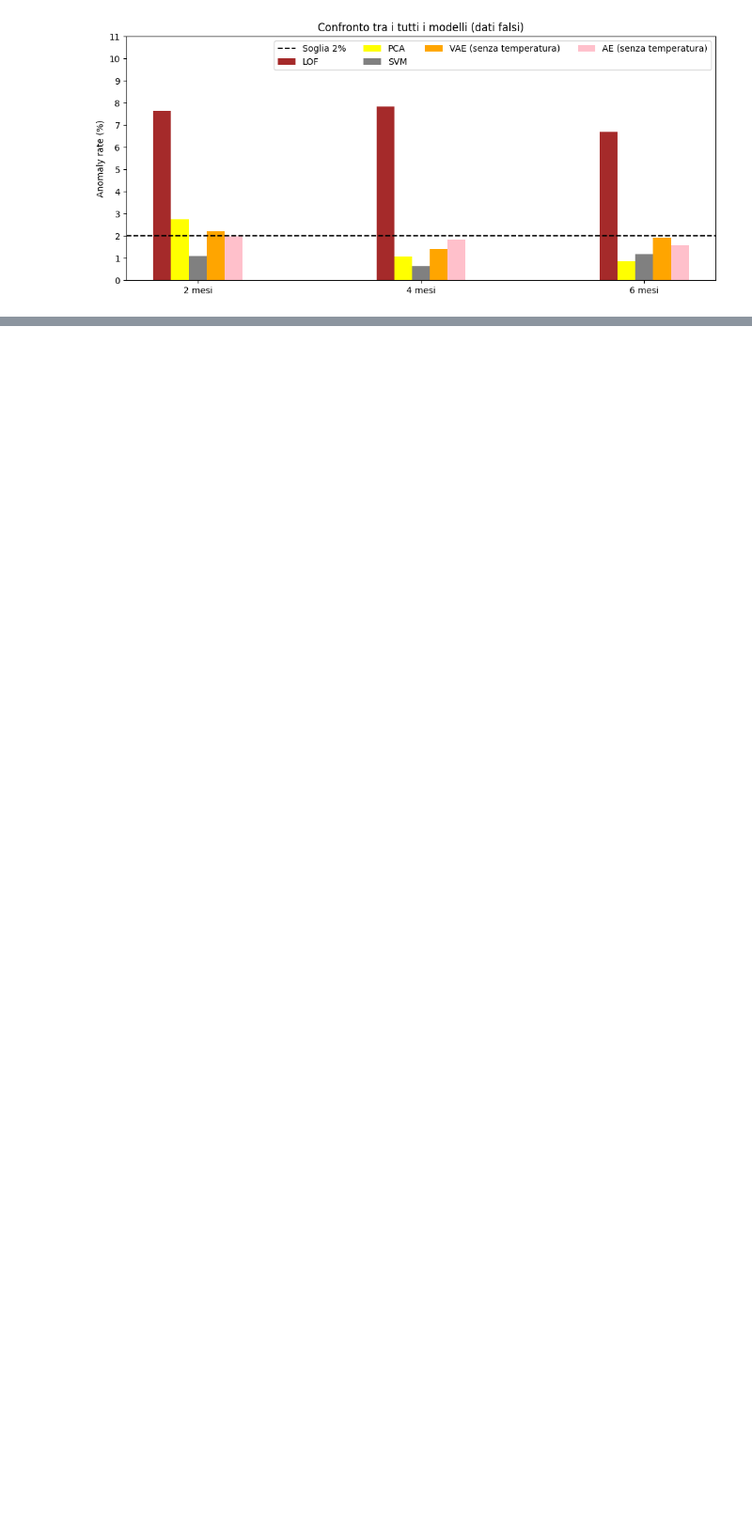
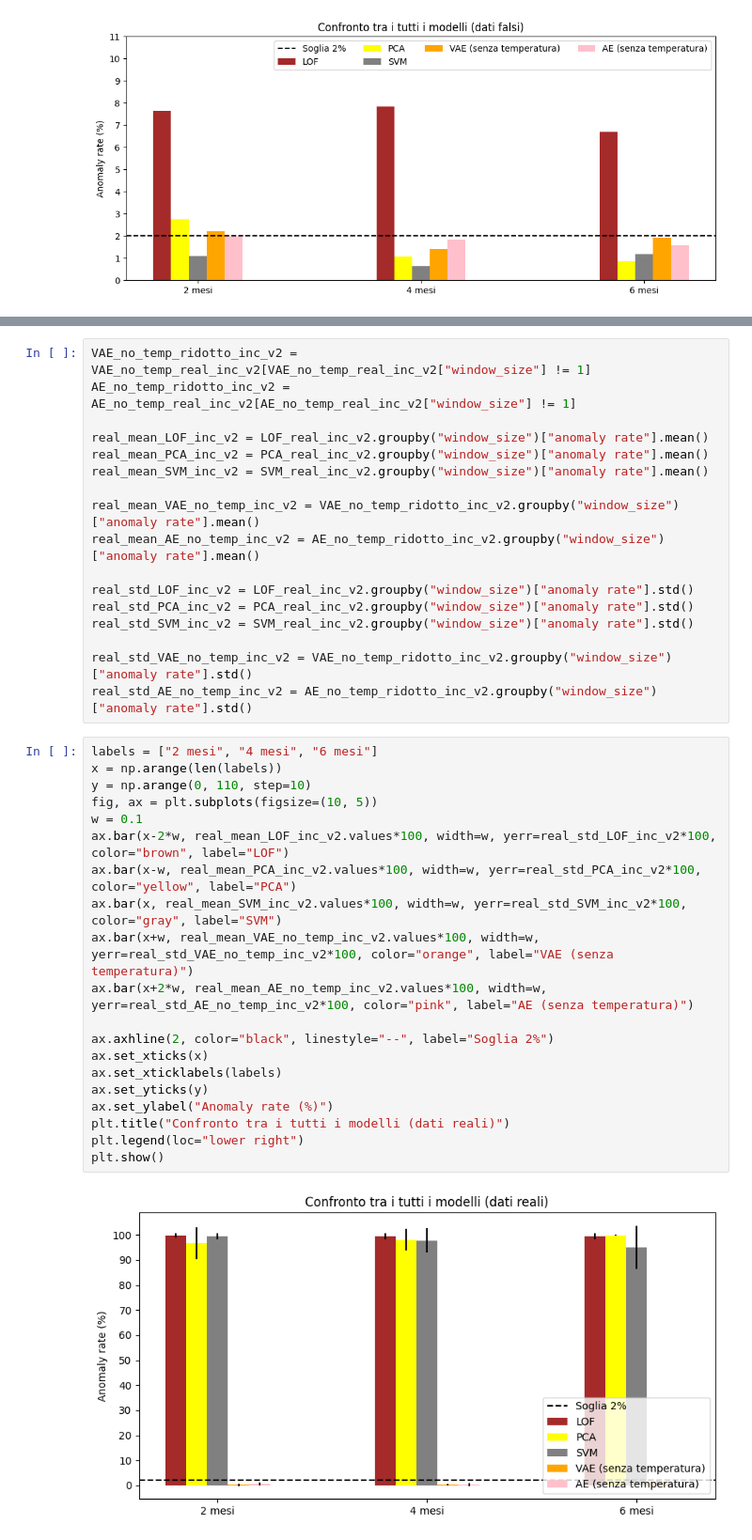
Before and after one commit to RickyF404/Tesi, a Jupyter notebook: Graphs.ipynb, the cells around one changed output, grey strips where cells are left out. Shown at 94% size. Saved outputs shown, nothing was run; the diff lists cells and outputs as text; blank space fills up the shorter version.

```diff
--- a/Graphs.ipynb
+++ b/Graphs.ipynb
@@ -823,0 +841,39 @@ plt.show()
+# %%
+VAE_no_temp_ridotto_inc_v2 = VAE_no_temp_real_inc_v2[VAE_no_temp_real_inc_v2["window_size"] != 1]
+AE_no_temp_ridotto_inc_v2 = AE_no_temp_real_inc_v2[AE_no_temp_real_inc_v2["window_size"] != 1]
+
+real_mean_LOF_inc_v2 = LOF_real_inc_v2.groupby("window_size")["anomaly rate"].mean()
+real_mean_PCA_inc_v2 = PCA_real_inc_v2.groupby("window_size")["anomaly rate"].mean()
+real_mean_SVM_inc_v2 = SVM_real_inc_v2.groupby("window_size")["anomaly rate"].mean()
+
+real_mean_VAE_no_temp_inc_v2 = VAE_no_temp_ridotto_inc_v2.groupby("window_size")["anomaly rate"].mean()
+real_mean_AE_no_temp_inc_v2 = AE_no_temp_ridotto_inc_v2.groupby("window_size")["anomaly rate"].mean()
+
+real_std_LOF_inc_v2 = LOF_real_inc_v2.groupby("window_size")["anomaly rate"].std()
+real_std_PCA_inc_v2 = PCA_real_inc_v2.groupby("window_size")["anomaly rate"].std()
+real_std_SVM_inc_v2 = SVM_real_inc_v2.groupby("window_size")["anomaly rate"].std()
+
+real_std_VAE_no_temp_inc_v2 = VAE_no_temp_ridotto_inc_v2.groupby("window_size")["anomaly rate"].std()
+real_std_AE_no_temp_inc_v2 = AE_no_temp_ridotto_inc_v2.groupby("window_size")["anomaly rate"].std()
+# %%
+labels = ["2 mesi", "4 mesi", "6 mesi"]
+x = np.arange(len(labels))
+y = np.arange(0, 110, step=10)
+fig, ax = plt.subplots(figsize=(10, 5))
+w = 0.1
+ax.bar(x-2*w, real_mean_LOF_inc_v2.values*100, width=w, yerr=real_std_LOF_inc_v2*100, color="brown", label="LOF")
+ax.bar(x-w, real_mean_PCA_inc_v2.values*100, width=w, yerr=real_std_PCA_inc_v2*100, color="yellow", label="PCA")
+ax.bar(x, real_mean_SVM_inc_v2.values*100, width=w, yerr=real_std_SVM_inc_v2*100, color="gray", label="SVM")
+ax.bar(x+w, real_mean_VAE_no_temp_inc_v2.values*100, width=w, yerr=real_std_VAE_no_temp_inc_v2*100, color="orange", label="VAE (senza temperatura)")
+ax.bar(x+2*w, real_mean_AE_no_temp_inc_v2.values*100, width=w, yerr=real_std_AE_no_temp_inc_v2*100, color="pink", label="AE (senza temperatura)")
+
+ax.axhline(2, color="black", linestyle="--", label="Soglia 2%")
+ax.set_xticks(x)
+ax.set_xticklabels(labels)
+ax.set_yticks(y)
+ax.set_ylabel("Anomaly rate (%)")
+plt.title("Confronto tra i tutti i modelli (dati reali)")
+plt.legend(loc="lower right")
+plt.show()
+# %% [output]
+[figure, added]
```
Also changed, not shown: parts of 20 cells of this notebook.
